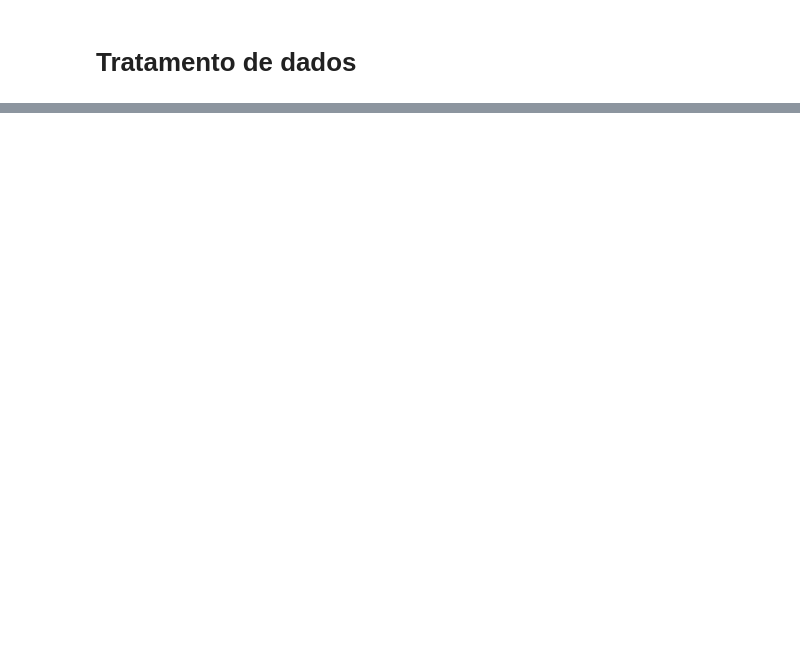
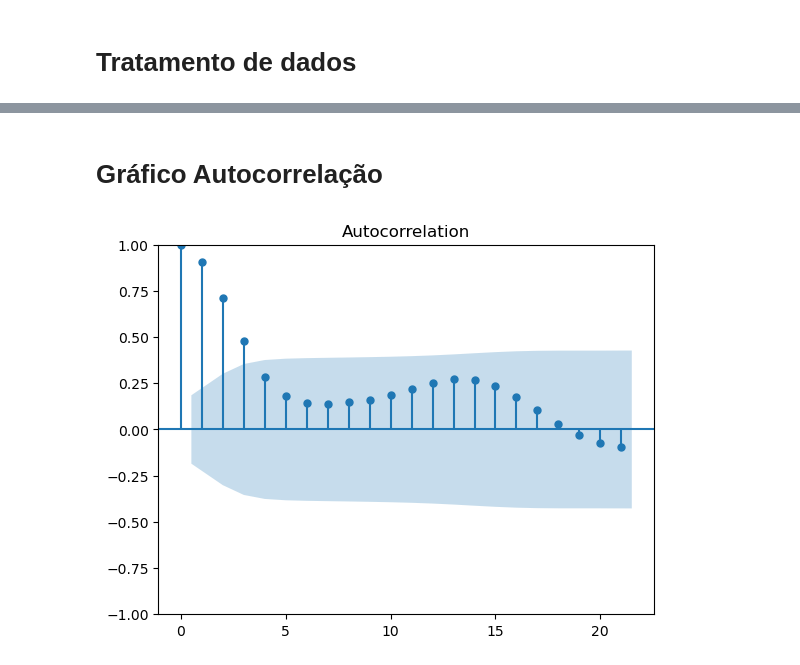
Before and after one commit to pedroxmarino/ARIMA_PIB_previsao, a Jupyter notebook: previsao_pib.ipynb, the cells around one changed output, grey strips where cells are left out. Cells and saved outputs as stored; diff of their text form; code cells hidden in the pictures; blank space fills up the shorter version.

```diff
--- a/previsao_pib.ipynb
+++ b/previsao_pib.ipynb
@@ -56,0 +96,8 @@ Name: D2C, dtype: object
+# %% [markdown]
+# Gráfico Autocorrelação
+# %%
+# Análise de autocorrelação
+sm.graphics.tsa.plot_acf(dados_limpos.pib)
+plt.show()
+# %% [output]
+[figure, added]
```
Also changed, not shown: parts of 19 cells of this notebook.
